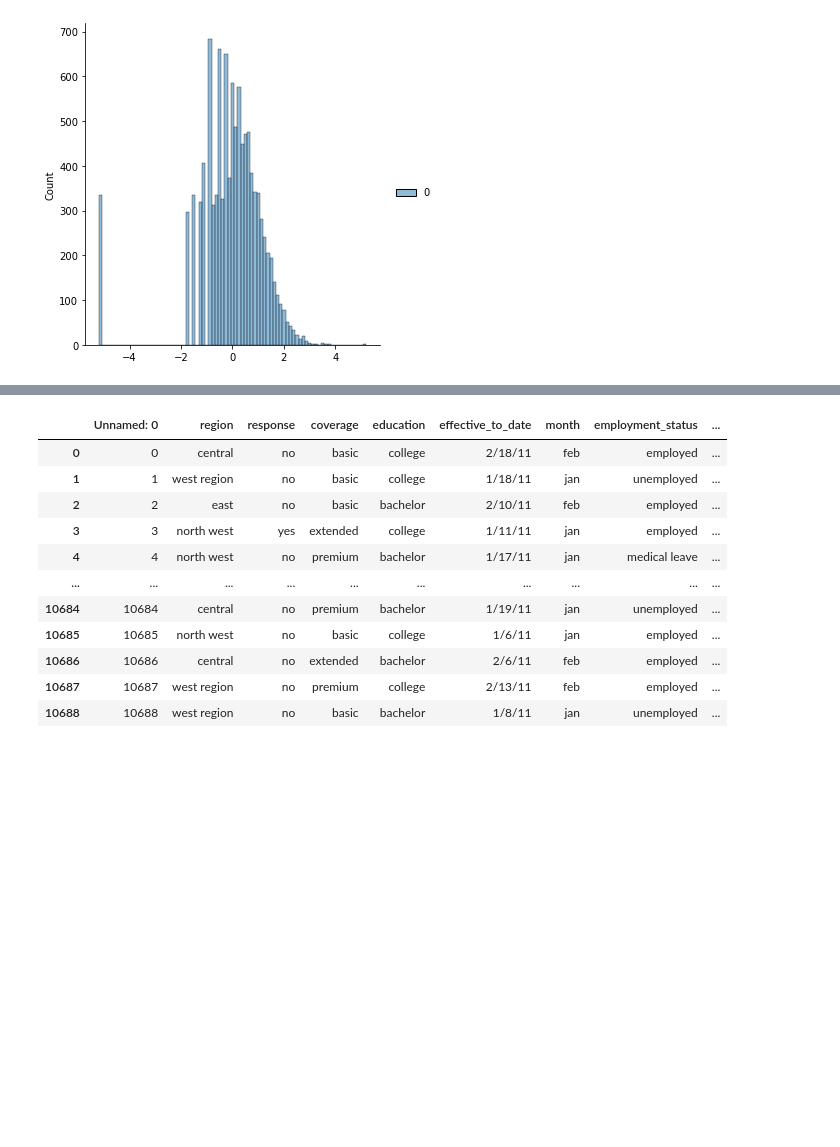
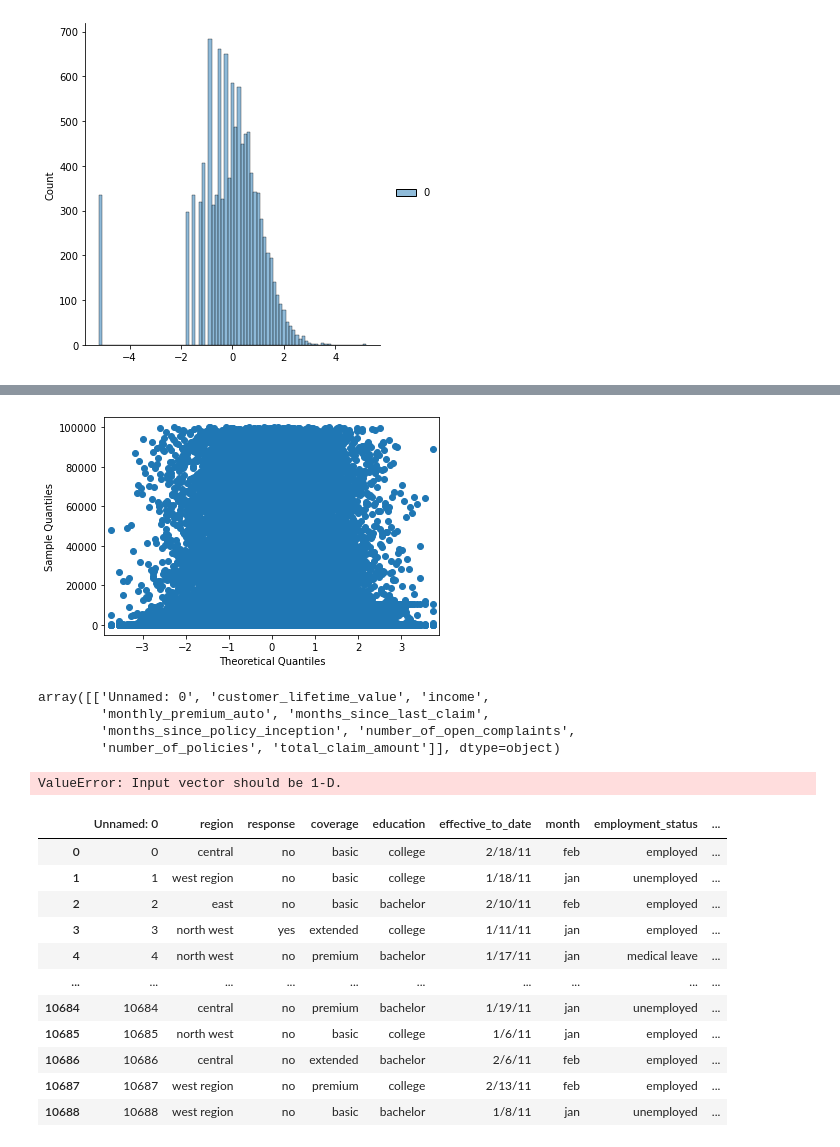
Before and after one commit to CrisQueCris/IronChristoph, a Jupyter notebook: Customer_Analysis_Case_Study/Customers Modelling.ipynb, the cells around one changed output, grey strips where cells are left out. Drawn from its saved outputs; the diff is of its cells as text; code cells hidden in the pictures; blank space fills up the shorter version.

```diff
--- a/Customer_Analysis_Case_Study/Customers Modelling.ipynb
+++ b/Customer_Analysis_Case_Study/Customers Modelling.ipynb
@@ -174,3 +202,35 @@ sns.displot(monthly_premium_auto_transformed)
+# %%
+
+import numpy as np
+import matplotlib.pyplot as plt
+import statsmodels.api as sm
+
+sm.qqplot(df.select_dtypes('int'))
+plt.show()
+# %% [output]
+[figure, added]
+# %%
+np.array(df.select_dtypes('int').columns).reshape(-1, 9)
+# %% [output]
+array([['Unnamed: 0', 'customer_lifetime_value', 'income',
+        'monthly_premium_auto', 'months_since_last_claim',
+        'months_since_policy_inception', 'number_of_open_complaints',
+        'number_of_policies', 'total_claim_amount']], dtype=object)
+# %%
+# Mahalanobis Distance:
+from scipy.spatial import distance
+
+# Covariance matrix
+covariance  = np.cov(df.select_dtypes('int') , rowvar=False)
+
+# Covariance matrix power of -1
+covariance_pm1 = np.linalg.matrix_power(covariance, -1)
+
+# Center point
+centerpoint = np.mean(df.select_dtypes('int') , axis=0)
+df['dist_mahal'] = [distance.mahalanobis(np.array(df.select_dtypes('int')).reshape(-1, 9), centerpoint,   covariance_pm1)]
+# %% [output]
+ValueError: Input vector should be 1-D.
 # %%
 ## 'number_of_open_complaints'
 ## number_of_open_complaints_transformed=qt.fit_transform(df['number_of_open_complaints'].to_numpy().reshape(-1,1))
```
Also changed, not shown: parts of 2 cells of this notebook, 5 other files.
